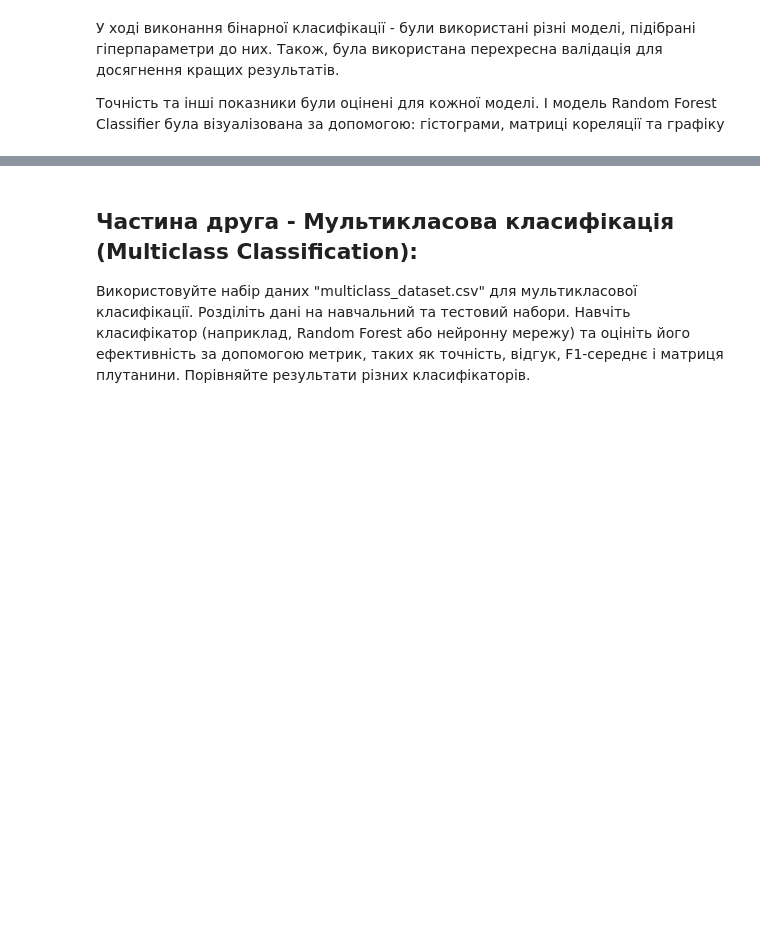
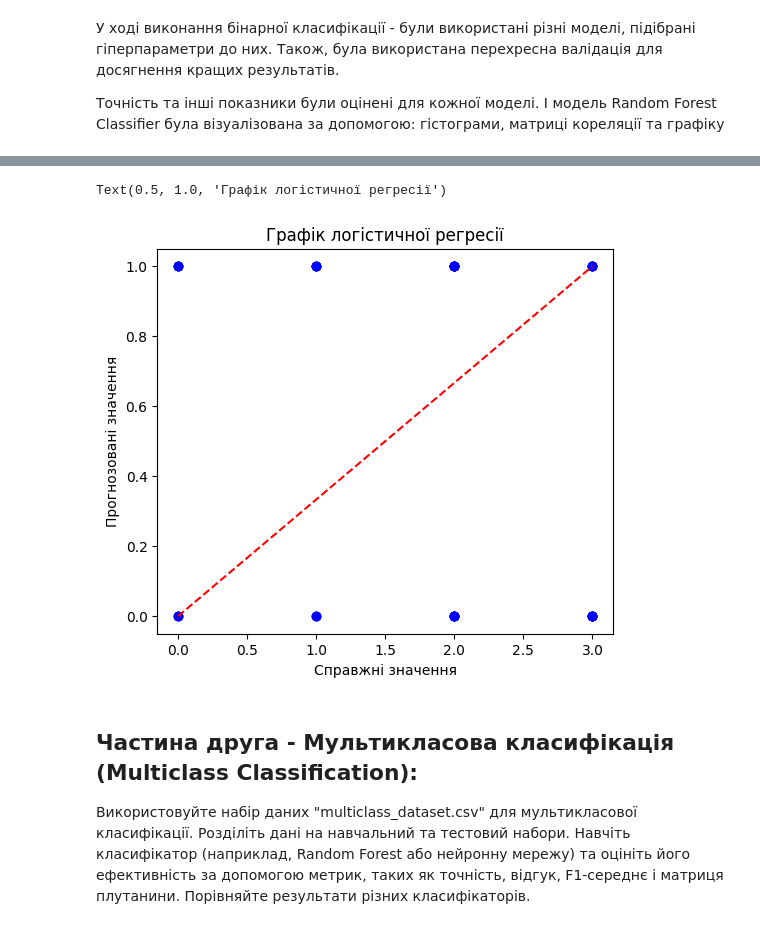
Before and after one commit to AnnaIvn/ml2023, a Jupyter notebook: Practices/Practice4/practice4.ipynb, the cells around one changed output, grey strips where cells are left out. Saved outputs shown, nothing was run; the diff lists cells and outputs as text; code cells hidden in the pictures; blank space fills up the shorter version.

```diff
--- a/Practices/Practice4/practice4.ipynb
+++ b/Practices/Practice4/practice4.ipynb
@@ -262,3 +373,16 @@ Text(0.5, 1.0, 'Графік логістичної регресії')
+# %%
+# Побудуємо діаграму розсіювання
+# Візуалізація результатів
+plt.figure(figsize=(20, 5))
+plt.subplot(131)
+plt.scatter(y_test, y_pred_logistic, color='blue')
+plt.plot([min(y), max(y)], [min(y_pred_logistic), max(y_pred_logistic)], linestyle='--', color='red')
+plt.xlabel("Справжні значення")
+plt.ylabel("Прогнозовані значення")
+plt.title("Графік логістичної регресії")
+# %% [output]
+Text(0.5, 1.0, 'Графік логістичної регресії')
+[figure, added]
 # %% [markdown]
 ## Частина друга - Мультикласова класифікація (Multiclass Classification):
 
```
Also changed, not shown: parts of 9 cells of this notebook.
